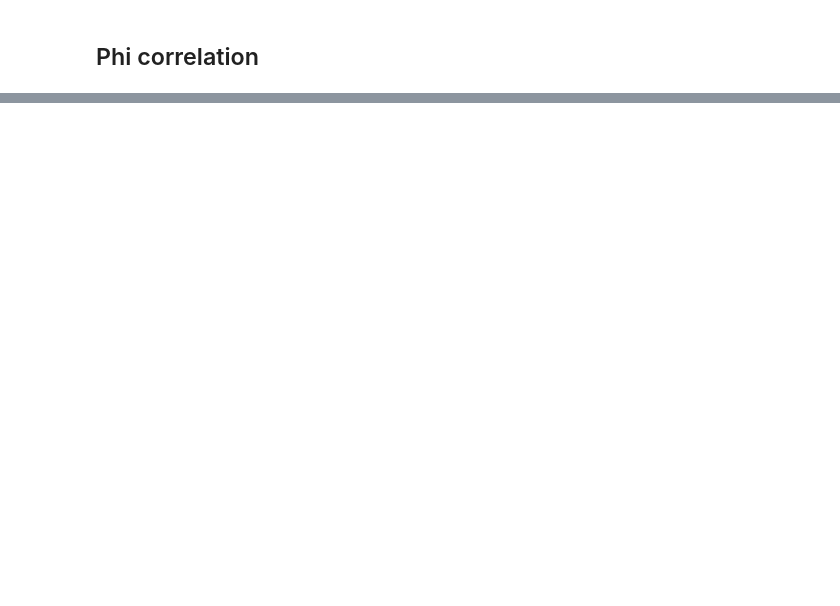
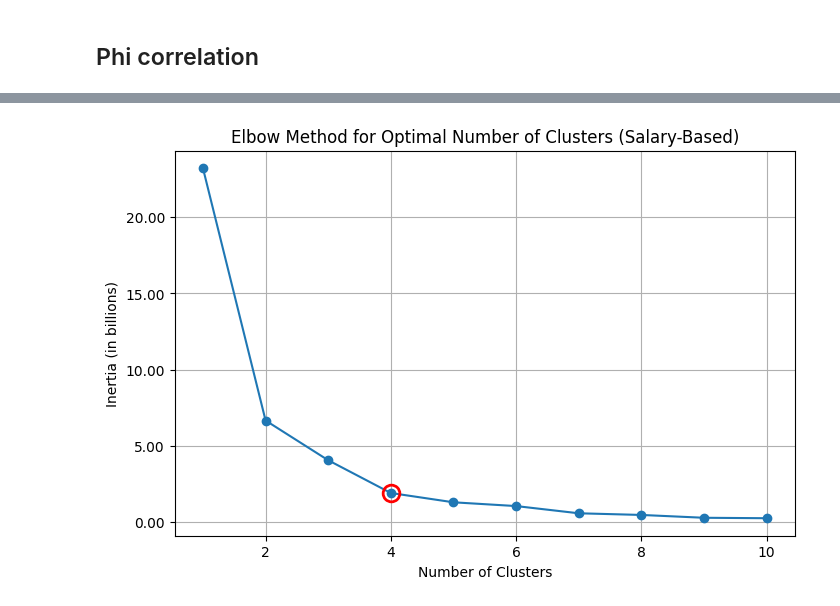
Before and after one commit to luancvieira/Trending-skills-in-IT-An-analysis-of-LinkedIn-job-postings, a Jupyter notebook: 4_data_analysis.ipynb, the cells around one changed output, grey strips where cells are left out. Cells and saved outputs as stored; diff of their text form; code cells hidden in the pictures; blank space fills up the shorter version.

```diff
--- a/4_data_analysis.ipynb
+++ b/4_data_analysis.ipynb
@@ -262,0 +406,17 @@ plt.show()
+# %%
+# Apply K-Means with 4 clusters
+kmeans = KMeans(n_clusters=5, random_state=42)
+co_occurrence_labels = kmeans.fit_predict(co_occurrence_matrix)
+
+# Map the clustering results back to the skills
+skill_columns = skills_df.columns[:-1]  # Exclude only the 'ref_salary' column if it exists
+skill_clusters = pd.DataFrame({
+    'skill': skill_columns,
+    'co_occurrence_cluster': co_occurrence_labels
+})
+
+# Print the skills in each cluster
+for cluster in range(5):
+    print(f"Cluster {cluster}:")
+    print(skill_clusters[skill_clusters['co_occurrence_cluster'] == cluster]['skill'].values)
+    print()
@@ -262,0 +443,3 @@ plt.show()
+# %%
+average_salaries = filtered_df.groupby('skills_list')['ref_salary'].median().reindex(top_50_skills)
+average_salaries
@@ -262,0 +464,34 @@ plt.show()
+# %%
+# Run K-Means clustering with different numbers of clusters and calculate the inertia
+wcss = []  # Within-cluster sum of squares
+range_n_clusters = range(1, 11)
+
+for n_clusters in range_n_clusters:
+    kmeans = KMeans(n_clusters=n_clusters, random_state=42)
+    kmeans.fit(average_salaries.values.reshape(-1, 1))
+    wcss.append(kmeans.inertia_)
+
+# Convert WCSS values to billions
+wcss_billions = [x / 1e9 for x in wcss]
+
+# Plot the Elbow Method to determine the optimal number of clusters
+plt.figure(figsize=(8, 5))
+plt.plot(range_n_clusters, wcss_billions, marker='o', label='WCSS')
+
+# Highlight the chosen cluster (4 clusters) with a red circle
+chosen_cluster = 4
+plt.plot(chosen_cluster, wcss_billions[chosen_cluster - 1], 'ro', markersize=12, markerfacecolor='none', markeredgewidth=2)
+
+# Adjust y-axis to display values in billions
+ax = plt.gca()
+ax.yaxis.set_major_formatter(mticker.StrMethodFormatter('{x:,.2f}'))
+
+# Final plot adjustments
+plt.xlabel('Number of Clusters')
+plt.ylabel('Inertia (in billions)')
+plt.title('Elbow Method for Optimal Number of Clusters (Salary-Based)')
+plt.grid(True)
+plt.savefig('./figures/cluster_salary')
+plt.show()
+# %% [output]
+[figure, added]
```
Also changed, not shown: parts of 43 cells of this notebook, 2 other files.
